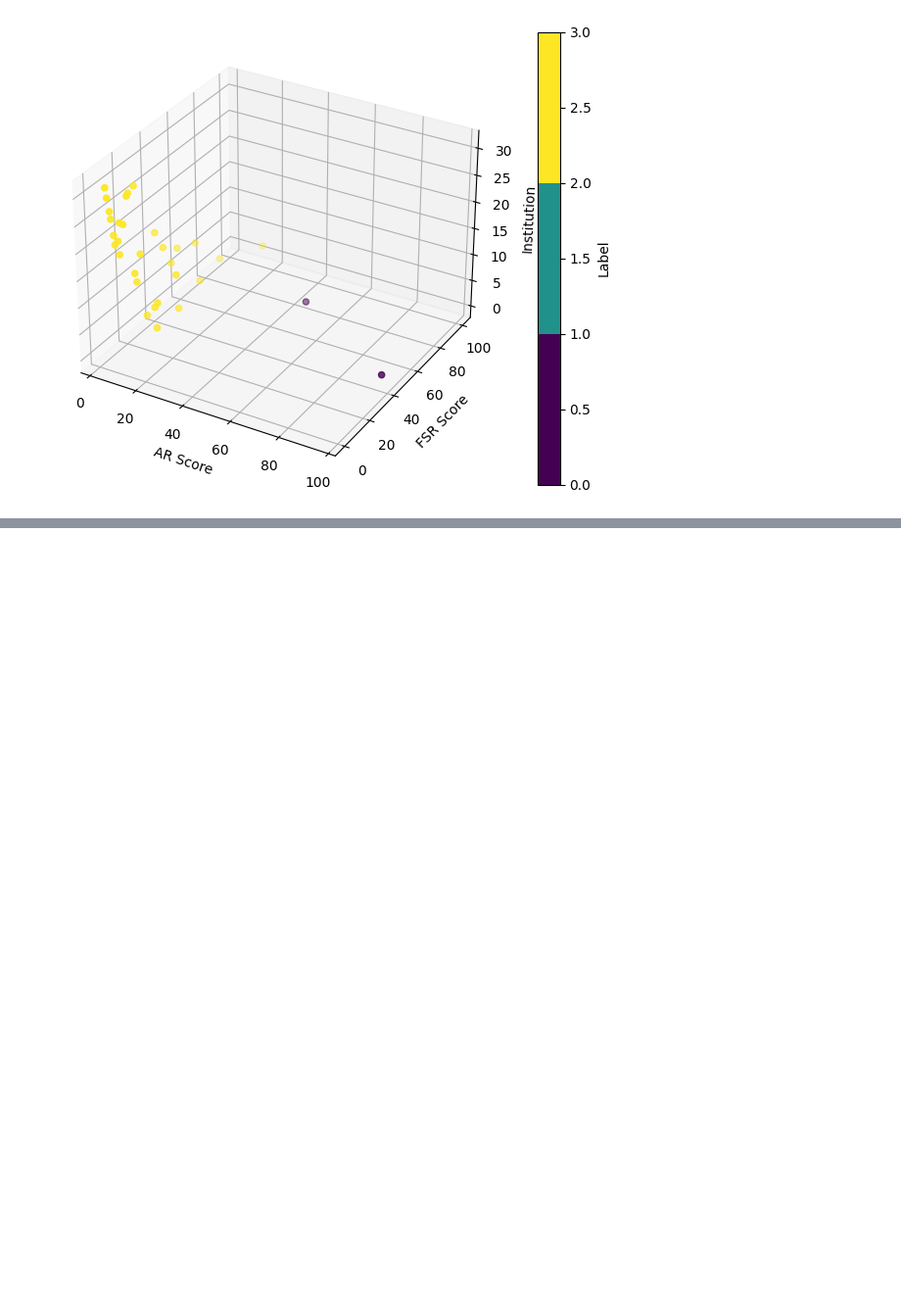
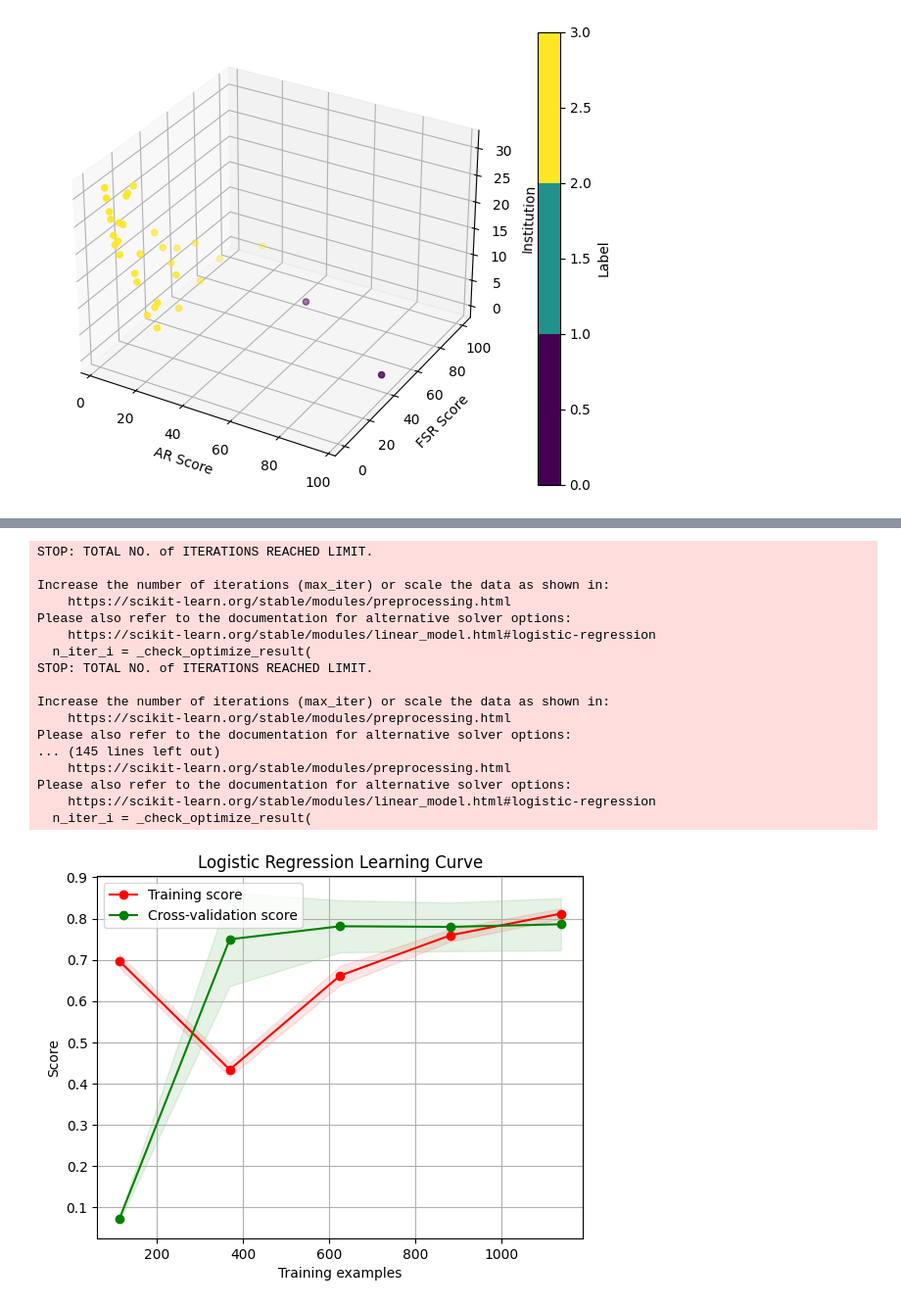
Before and after one commit to SekDak12/Proyecto-Ciencia, a Jupyter notebook: Proyecto.ipynb, the cells around one changed output, grey strips where cells are left out. Shown at 98% size. Saved outputs shown, nothing was run; the diff lists cells and outputs as text; code cells hidden in the pictures; blank space fills up the shorter version.

```diff
--- a/Proyecto.ipynb
+++ b/Proyecto.ipynb
@@ -543,0 +447,20 @@ dfclean
+# %%
+# Para 2 caracteristicas
+
+from sklearn.linear_model import LogisticRegression
+
+logisticRegr = LogisticRegression()
+logisticRegr.fit(X_train1, y_train1)
+# Predecir en el conjunto de prueba
+y_pred_logistic2 = logisticRegr.predict(X_test1)
+
+# Evaluar el modelo
+accuracy_logistic2 = accuracy_score(y_test1, y_pred_logistic2)
+print("Precisión:", accuracy_logistic2)
+
+# Otras métricas de evaluación
+print("Reporte de clasificación:")
+print(classification_report(y_test1, y_pred_logistic2))
+y_pred_logistic2
+print("Matriz de confusión:")
+print(confusion_matrix(y_test1, y_pred_logistic2))
@@ -996,0 +1004,58 @@ plt.show()
+# %%
+from sklearn.model_selection import learning_curve
+import matplotlib.pyplot as plt
+
+def plot_learning_curve(estimator, title, X, y, ylim=None, cv=None,
+                        n_jobs=None, train_sizes=np.linspace(.1, 1.0, 5)):
+    plt.figure()
+    plt.title(title)
+    if ylim is not None:
+        plt.ylim(*ylim)
+    plt.xlabel("Training examples")
+    plt.ylabel("Score")
+    train_sizes, train_scores, test_scores = learning_curve(
+        estimator, X, y, cv=cv, n_jobs=n_jobs, train_sizes=train_sizes)
+    train_scores_mean = np.mean(train_scores, axis=1)
+    train_scores_std = np.std(train_scores, axis=1)
+    test_scores_mean = np.mean(test_scores, axis=1)
+    test_scores_std = np.std(test_scores, axis=1)
+    plt.grid()
+
+    plt.fill_between(train_sizes, train_scores_mean - train_scores_std,
+                     train_scores_mean + train_scores_std, alpha=0.1,
+                     color="r")
+    plt.fill_between(train_sizes, test_scores_mean - test_scores_std,
+                     test_scores_mean + test_scores_std, alpha=0.1, color="g")
+    plt.plot(train_sizes, train_scores_mean, 'o-', color="r",
+             label="Training score")
+    plt.plot(train_sizes, test_scores_mean, 'o-', color="g",
+             label="Cross-validation score")
+
+    plt.legend(loc="best")
+    return plt
+
+# Usar la función para cada modelo
+plot_learning_curve(logisticRegr, "Logistic Regression Learning Curve", X, y, cv=5)
+plot_learning_curve(svm, "SVM Learning Curve", X, y, cv=5)
+plot_learning_curve(decision_tree, "Decision Tree Learning Curve", X, y, cv=5)
+
+plt.show()
+# %% [output]
+STOP: TOTAL NO. of ITERATIONS REACHED LIMIT.
+
+Increase the number of iterations (max_iter) or scale the data as shown in:
+    https://scikit-learn.org/stable/modules/preprocessing.html
+Please also refer to the documentation for alternative solver options:
+    https://scikit-learn.org/stable/modules/linear_model.html#logistic-regression
+  n_iter_i = _check_optimize_result(
+STOP: TOTAL NO. of ITERATIONS REACHED LIMIT.
+
+Increase the number of iterations (max_iter) or scale the data as shown in:
+    https://scikit-learn.org/stable/modules/preprocessing.html
+Please also refer to the documentation for alternative solver options:
+... (145 lines left out)
+    https://scikit-learn.org/stable/modules/preprocessing.html
+Please also refer to the documentation for alternative solver options:
+    https://scikit-learn.org/stable/modules/linear_model.html#logistic-regression
+  n_iter_i = _check_optimize_result(
+[figure, added]
```
Also changed, not shown: parts of 45 cells of this notebook.
